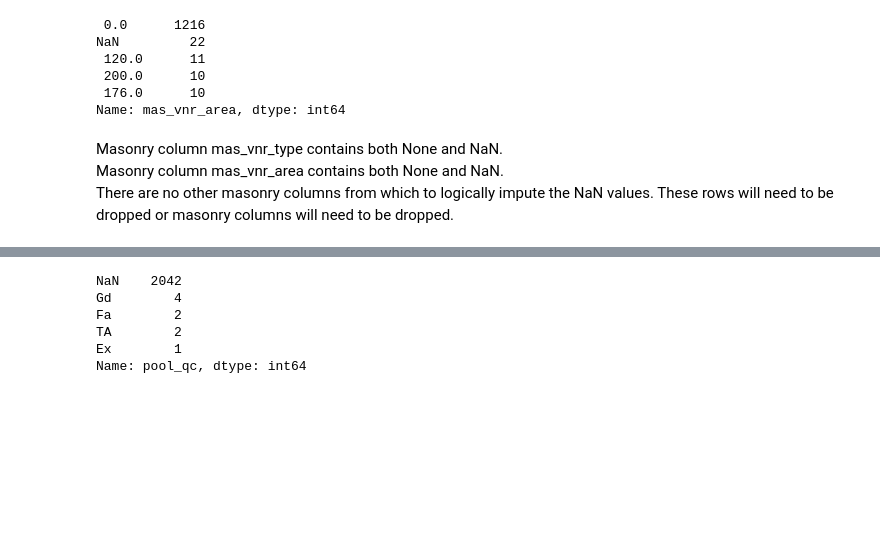
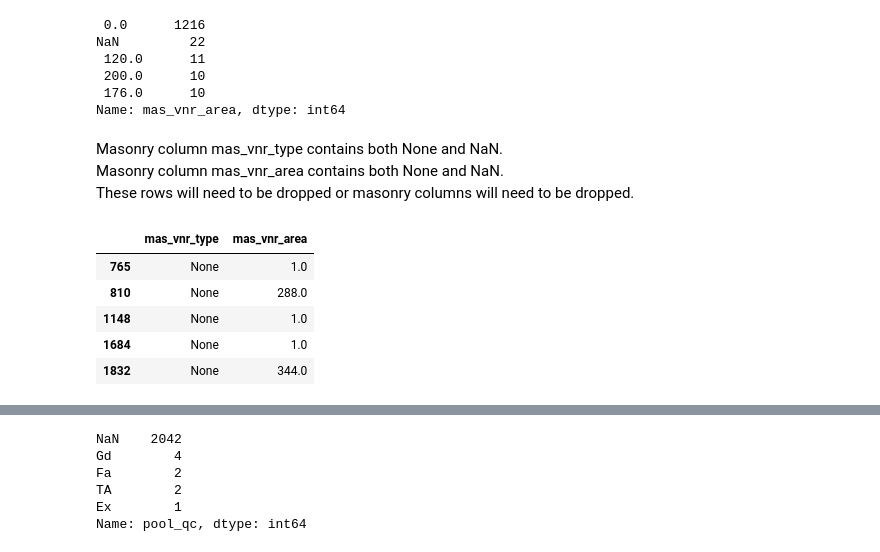
Before and after one commit to CraigGambino/AmesIowaRealEstate, a Jupyter notebook: ames_cleaning.ipynb, the cells around one changed output, grey strips where cells are left out. Saved outputs shown, nothing was run; the diff lists cells and outputs as text; code cells hidden in the pictures; blank space fills up the shorter version.

```diff
--- a/ames_cleaning.ipynb
+++ b/ames_cleaning.ipynb
@@ -105,5 +112,14 @@ Name: mas_vnr_area, dtype: int64
 # %% [markdown]
 Masonry column mas_vnr_type contains both None and NaN.
 Masonry column mas_vnr_area contains both None and NaN.
-There are no other masonry columns from which to logically impute the NaN values.
 These rows will need to be dropped or masonry columns will need to be dropped.
+# %%
+# It can be seen that there is contradictory information in the masonry columns.
+rawdf[(rawdf['mas_vnr_type']=='None') & (rawdf['mas_vnr_area']!=0)][['mas_vnr_type','mas_vnr_area']]
+# %% [output]
+|  | mas_vnr_type | mas_vnr_area |
+| 765 | None | 1.0 |
+| 810 | None | 288.0 |
+| 1148 | None | 1.0 |
+| 1684 | None | 1.0 |
+| 1832 | None | 344.0 |
```
Also changed, not shown: parts of 18 cells of this notebook, 2 other files.
